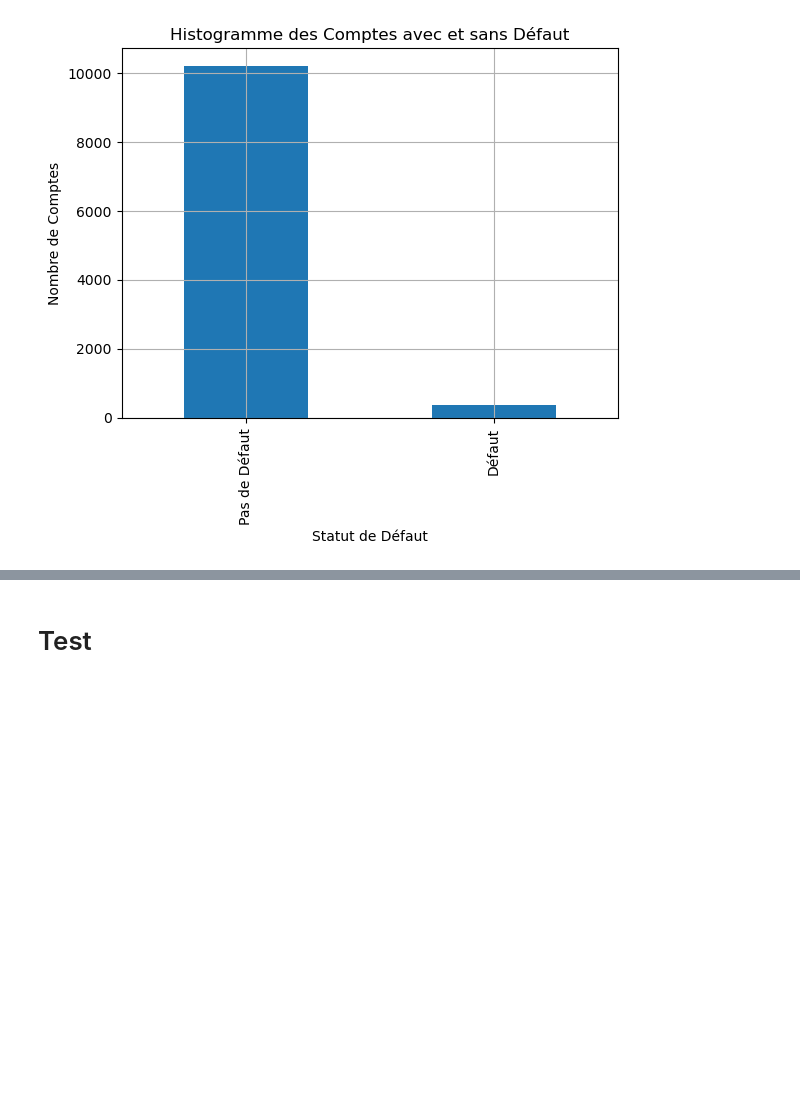
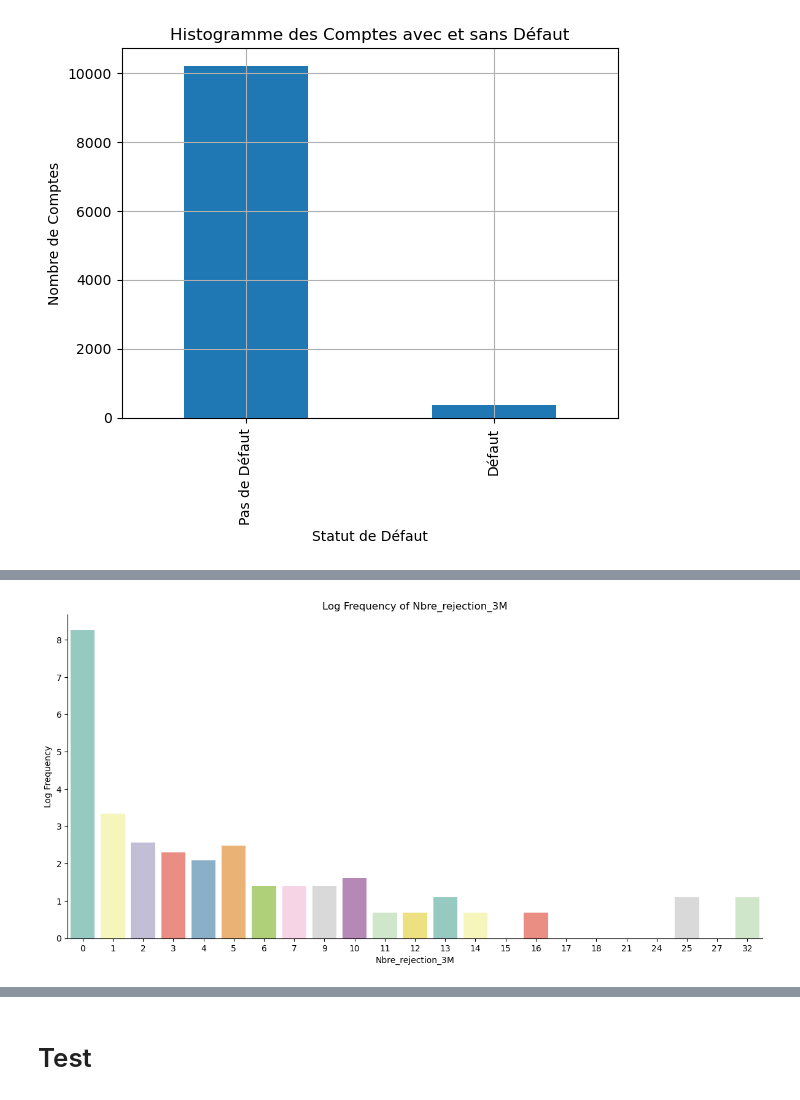
Before and after one commit to rouaabl/Projet-construction-d-un-score-d-octroi, a Jupyter notebook: CLEAN.ipynb, the cells around one changed output, grey strips where cells are left out. Saved outputs shown, nothing was run; the diff lists cells and outputs as text; code cells hidden in the pictures; blank space fills up the shorter version.

```diff
--- a/CLEAN.ipynb
+++ b/CLEAN.ipynb
@@ -298,0 +418,14 @@ transactions_segmentées
+# %%
+def Reject_3_moins(id_bank):
+    a=0
+
+    Transaction_id = transactions_segmentées[transactions_segmentées['new_id'] == id_bank]
+
+    date_max = Transaction_id["date"].max()
+
+    D = Transaction_id[(Transaction_id["category_l1"] == "rejection") &
+                       ( date_max - Transaction_id["date"] <= datetime.timedelta(days=90))]
+
+    return (len(D)+a)
+# %%
+account_segmentées.loc[:, 'Nbre_rejection_3M'] = account_segmentées['new_id'].apply(Reject_3_moins)
@@ -298,0 +452,17 @@ transactions_segmentées
+# %%
+account_segmentées["Nbre_rejection_3M"].value_counts()
+
+counts=account_segmentées["Nbre_rejection_3M"].value_counts()
+df_counts = pd.DataFrame({'Nbre_rejection_3M': counts.index, 'Frequency': counts.values})
+
+df_counts['Log_Frequency'] = np.log(df_counts['Frequency'])
+
+# Tracé du catplot
+sns.catplot(y='Log_Frequency', x='Nbre_rejection_3M', kind='bar', data=df_counts, hue='Nbre_rejection_3M', legend=False, palette='Set3', height=6, aspect=2)
+
+plt.title('Log Frequency of Nbre_rejection_3M')
+plt.xlabel('Nbre_rejection_3M')
+plt.ylabel('Log Frequency')
+plt.show()
+# %% [output]
+[figure, added]
```
Also changed, not shown: parts of 27 cells of this notebook.
